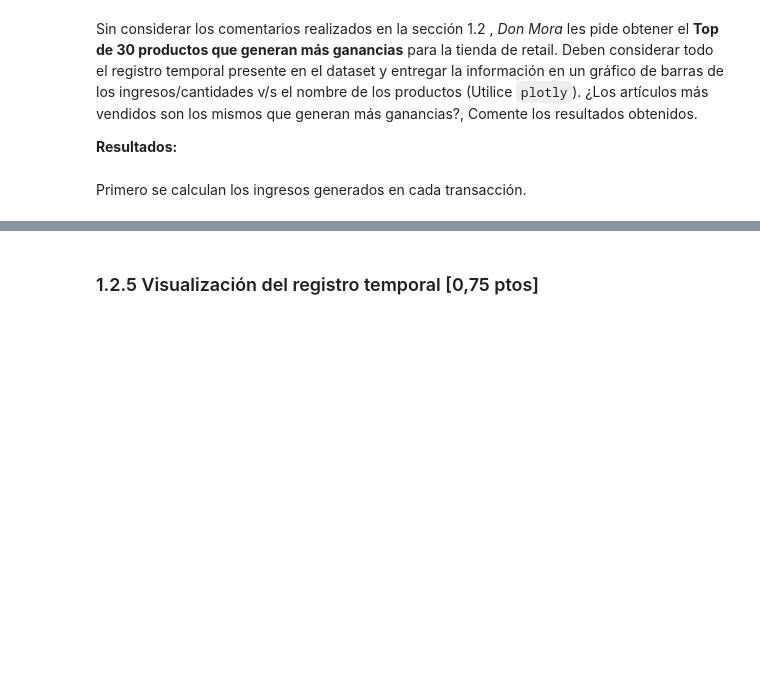
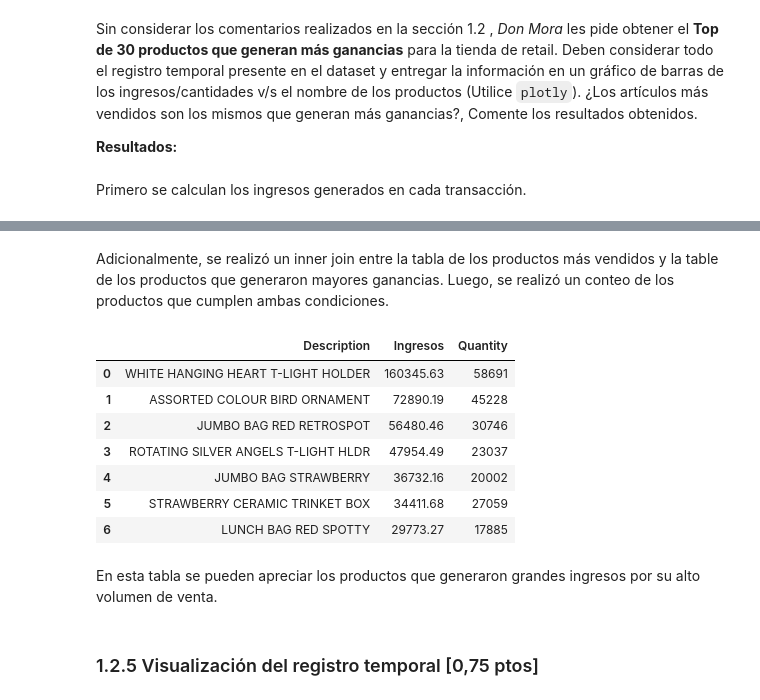
Before and after one commit to FernandaSD/MDS7202, a Jupyter notebook: Lab_6.ipynb, the cells around one changed output, grey strips where cells are left out. Saved outputs shown, nothing was run; the diff lists cells and outputs as text; code cells hidden in the pictures; blank space fills up the shorter version.

```diff
--- a/Lab_6.ipynb
+++ b/Lab_6.ipynb
@@ -502,6 +504,9 @@ def limpieza(dataframe_in):
   df = df[df['Price'] > 0]
   df = df[df['Quantity'] > 0]
 
+  ### Eliminamos los duplicados y los NA
+  df = df.drop_duplicates(keep='first')
+  df = df.dropna()
   return df
 # %% [markdown]
 A continuación se aplica la función al dataset y se vuelve a realizar el análisis univariado y multivariado.
@@ -702,0 +710,13 @@ df_retail_limpio.head()
+# %%
+# Total Ingresos por producto
+df_top_ingresos = df_retail_limpio[['Description', 'Ingresos']].groupby(['Description']).sum()
+df_top_ingresos = df_top_ingresos.sort_values(ascending = False, by = 'Ingresos')
+df_top_ingresos = df_top_ingresos.reset_index()
+
+ # Seleccionamos los 30 productos que generan mayores ingresos
+df_top_ingresos = df_top_ingresos.iloc[range(30)]
+
+# Ordenamos la base de forma descendente para encontrar los productos más vendidos.
+fig = px.bar(df_top_ingresos, x="Ingresos", y="Description")
+fig.update_layout(width=1000, height=800, title = 'Ingresos')
+fig.show()
@@ -756,0 +727,14 @@ Se puede observar que no necesariamente los productos más vendidos son los que
+# %%
+# Cantidad vendida por producto
+df_top_quantity = df_retail_limpio[['Description', 'Quantity']].groupby(['Description']).sum()
+
+# Ordenamos la base de forma descendente para encontrar los productos más vendidos.
+df_top_quantity = df_top_quantity.sort_values(ascending = False, by = 'Quantity')
+df_top_quantity = df_top_quantity.reset_index()
+
+# Seleccionamos los 30 productos más vendidos
+df_top_quantity = df_top_quantity.iloc[range(30)]
+# Graficamos
+fig = px.bar(df_top_quantity, x="Quantity", y="Description")
+fig.update_layout(width=1000, height=800, title = 'Cantidad')
+fig.show()
@@ -757,3 +745,19 @@ Se puede observar que no necesariamente los productos más vendidos son los que
+# %% [markdown]
+Adicionalmente, se realizó un inner join entre la tabla de los productos más vendidos y la table de los productos que generaron mayores ganancias. Luego, se realizó un conteo de los productos que cumplen ambas condiciones.
+# %%
+df_top = df_top_ingresos.merge(right = df_top_quantity, how = 'inner', on = 'Description')
+df_top
+# %% [output]
+|  | Description | Ingresos | Quantity |
+| 0 | WHITE HANGING HEART T-LIGHT HOLDER | 160345.63 | 58691 |
+| 1 | ASSORTED COLOUR BIRD ORNAMENT | 72890.19 | 45228 |
+| 2 | JUMBO BAG RED RETROSPOT | 56480.46 | 30746 |
+| 3 | ROTATING SILVER ANGELS T-LIGHT HLDR | 47954.49 | 23037 |
+| 4 | JUMBO BAG STRAWBERRY | 36732.16 | 20002 |
+| 5 | STRAWBERRY CERAMIC TRINKET BOX | 34411.68 | 27059 |
+| 6 | LUNCH BAG RED SPOTTY | 29773.27 | 17885 |
+# %% [markdown]
+En esta tabla se pueden apreciar los productos que generaron grandes ingresos por su alto volumen de venta.
 # %% [markdown]
 ### 1.2.5 Visualización del registro temporal [0,75 ptos]
 # %% [markdown]
```
Also changed, not shown: parts of 23 cells of this notebook.
